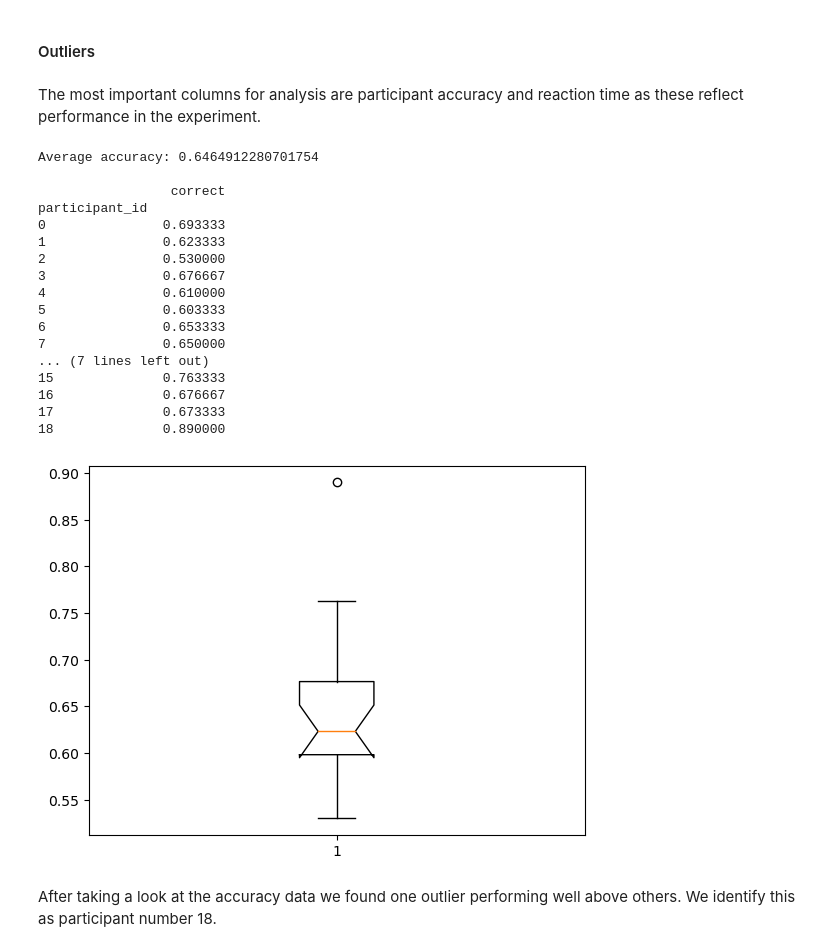
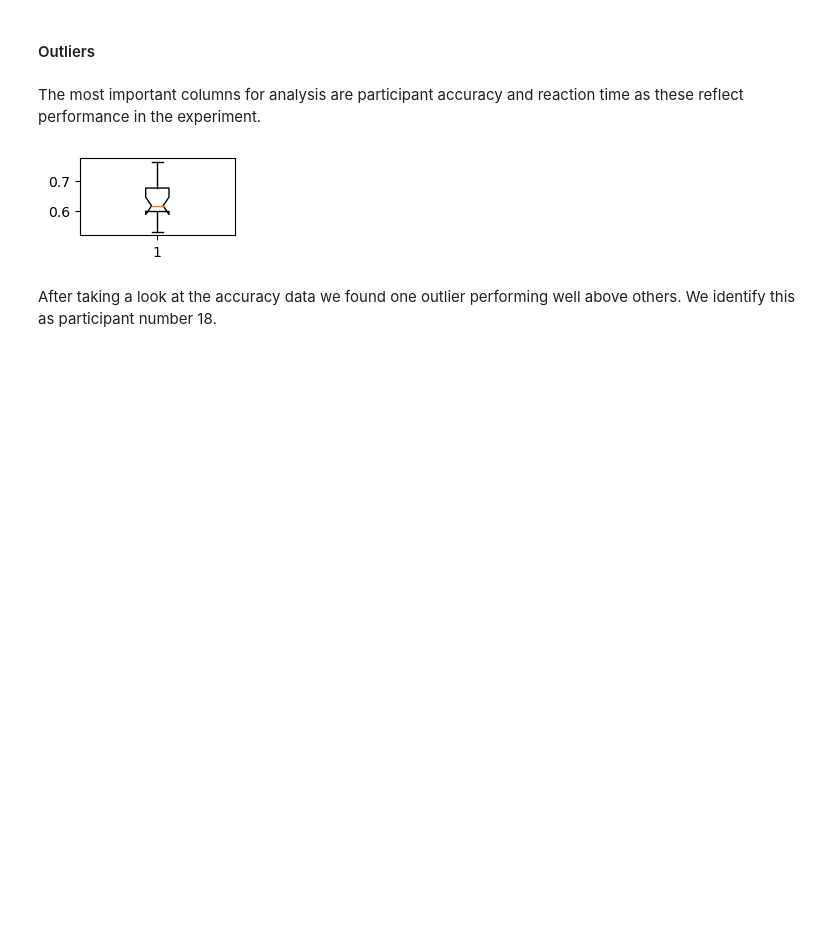
Before and after one commit to pulkitgoyal56/CCCP, a Jupyter notebook: CCCP.ipynb, the cells around one changed output. Drawn from its saved outputs; the diff is of its cells as text; code cells hidden in the pictures; blank space fills up the shorter version.

```diff
--- a/CCCP.ipynb
+++ b/CCCP.ipynb
@@ -30,16 +26,19 @@ data = pd.read_csv('ccs2022.csv')
 ## Helper functions
 # %%
 def outlierFunc(x):
-    q1 = np.quantile(x, 0.25)
-    q3 = np.quantile(x, 0.75)
+    q1 = np.quantile(x, 0.25) # Lower quartile
+    q3 = np.quantile(x, 0.75) # Upper quartile
 
-    iqr = q3-q1
+    iqr = q3-q1 # Interquartile range
 
-    iqr_bounds = [q1 - (1.5 * iqr), q3 + (1.5 * iqr)]
+    iqr_bounds = [q1 - (1.5 * iqr), q3 + (1.5 * iqr)] # Bounds
 
-    outliers = x[(x <= iqr_bounds[0]) | (x >= iqr_bounds[1])]
+    outliers = x[(x <= iqr_bounds[0]) | (x >= iqr_bounds[1])] # Selecting data beyond bounds
 
     return outliers
+
+PRINT_ENABLE = False
+print_ = lambda *args, **kwargs: print(*args, **kwargs) if PRINT_ENABLE else ''
 # %% [markdown]
 ## Behavioral Analysis
 # %% [markdown]
@@ -113,28 +66,12 @@ par_correct = data.groupby('participant_id').correct.mean()
 # %%
-print("Average accuracy:", per_correct, "\n")
-print(par_correct.to_frame(), "\n")
+print_("Average accuracy:", per_correct, "\n")
+print_(par_correct.to_frame(), "\n")
 
+plt.figure(figsize=(2, 1))
 corrextBox = plt.boxplot(par_correct, notch=True)
 corrextBox;
 # %% [output]
-Average accuracy: 0.6464912280701754
-
-                 correct
-participant_id
-0               0.693333
-1               0.623333
-2               0.530000
-3               0.676667
-4               0.610000
-5               0.603333
-6               0.653333
-7               0.650000
-... (7 lines left out)
-15              0.763333
-16              0.676667
-17              0.673333
-18              0.890000
-[figure, old version]
+[figure, new version]
 # %% [markdown]
 After taking a look at the accuracy data we found one outlier performing well above others. We identify this as participant number 18.
 # %%
```
Also changed, not shown: parts of 34 cells of this notebook.
